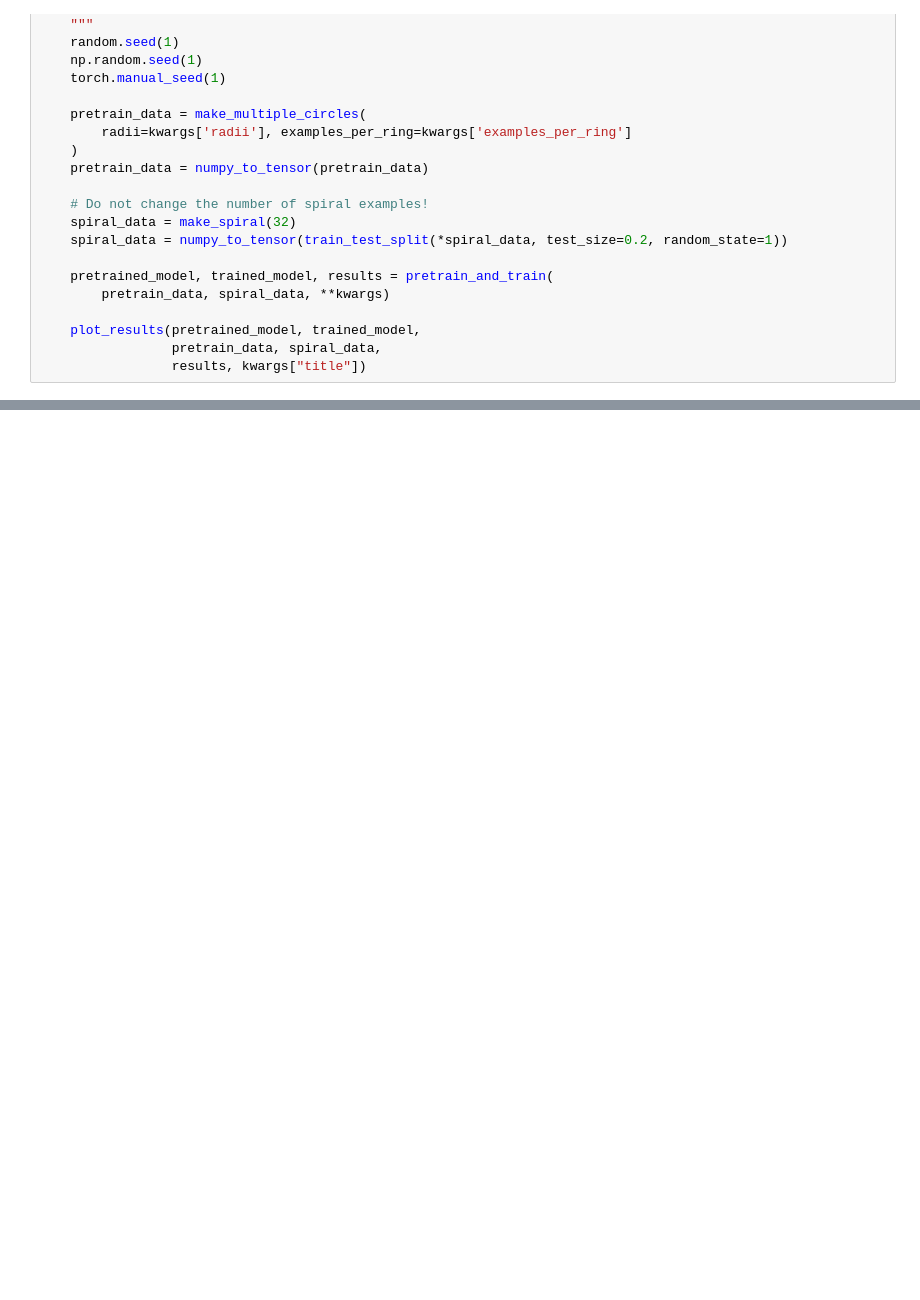
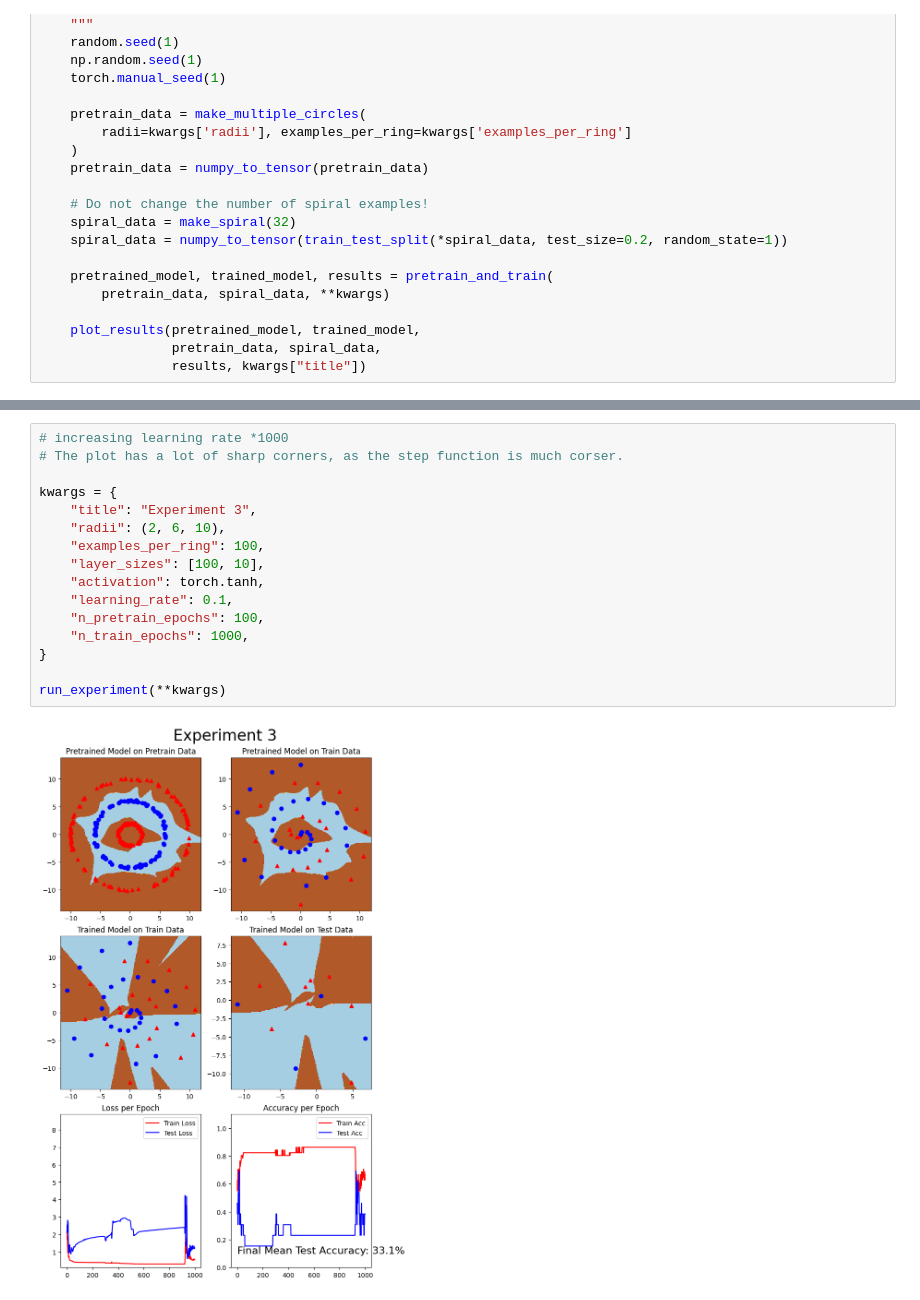
Before and after one commit to Sayantani-Bhattacharya/Perceptrons, a Jupyter notebook: hw1.ipynb, the cells around one changed output, grey strips where cells are left out. Cells and saved outputs as stored; diff of their text form; blank space fills up the shorter version.

```diff
--- a/hw1.ipynb
+++ b/hw1.ipynb
@@ -497,0 +532,18 @@ run_experiment(**kwargs)
+# %%
+# increasing learning rate *1000
+# The plot has a lot of sharp corners, as the step function is much corser.
+
+kwargs = {
+    "title": "Experiment 3",
+    "radii": (2, 6, 10),
+    "examples_per_ring": 100,
+    "layer_sizes": [100, 10],
+    "activation": torch.tanh,
+    "learning_rate": 0.1,
+    "n_pretrain_epochs": 100,
+    "n_train_epochs": 1000,
+}
+
+run_experiment(**kwargs)
+# %% [output]
+[figure, added]
```
Also changed, not shown: parts of 11 cells of this notebook.
